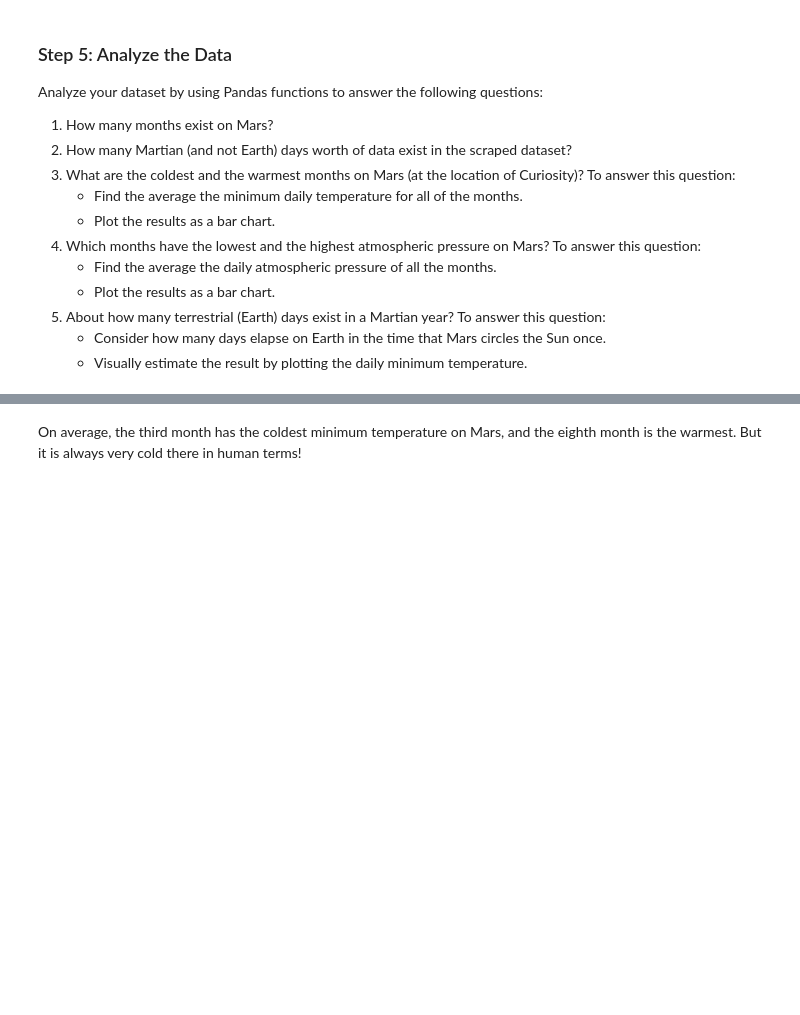
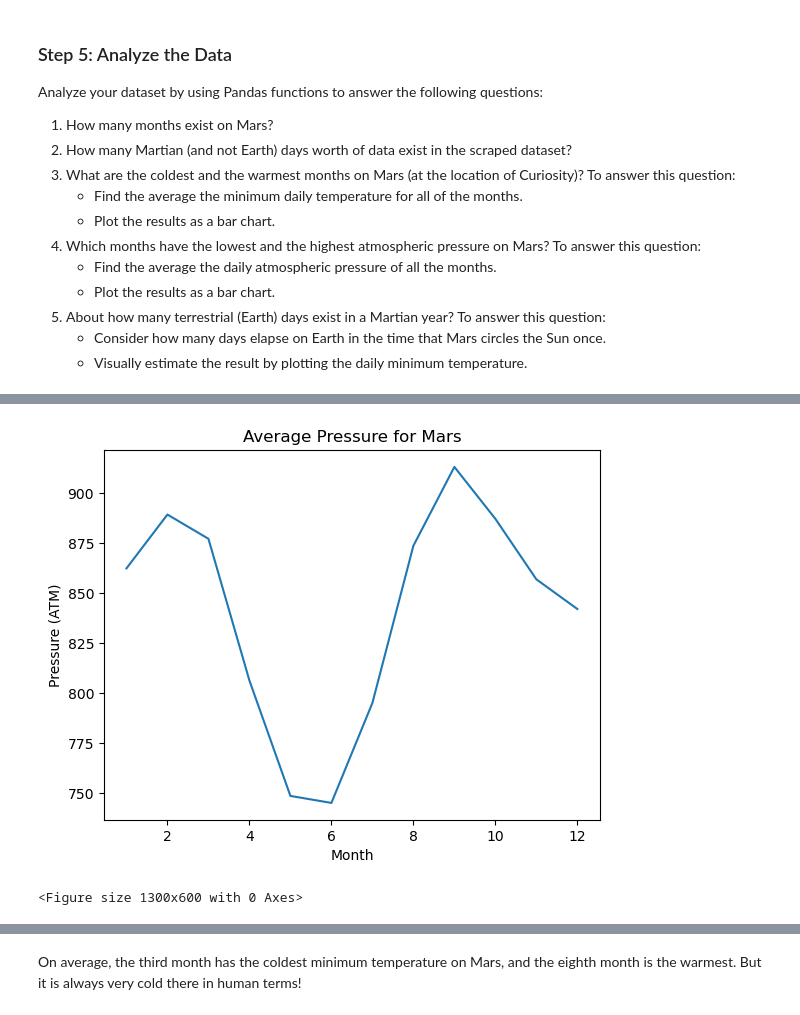
Before and after one commit to Clauym/data-collection, a Jupyter notebook: part_2_mars_weather.ipynb, the cells around one changed output, grey strips where cells are left out. Drawn from its saved outputs; the diff is of its cells as text; code cells hidden in the pictures; blank space fills up the shorter version.

```diff
--- a/part_2_mars_weather.ipynb
+++ b/part_2_mars_weather.ipynb
@@ -98,2 +225,4 @@ Analyze your dataset by using Pandas functions to answer the following questions
 # %%
 # 4. Average pressure by Martian month
+average_pressure_by_month=mars_df.groupby(["month"]).mean()["pressure"]
+round(average_pressure_by_month,2)
@@ -102,2 +244,18 @@ Analyze your dataset by using Pandas functions to answer the following questions
+# %%
+# Plot the average pressure by month
+press_graph=plt.plot(average_pressure_by_month)
+plt.title('Average Pressure for Mars')
+plt.xlabel('Month')
+plt.ylabel('Pressure (ATM)')
+plt.figure(figsize=(13,6))
+
+# Save the figure
+plt.savefig("Output/Mars_press.png")
+
+# Show plot
+plt.show()
+# %% [output]
+[figure, added]
+<Figure size 1300x600 with 0 Axes>
 # %%
 # 5. How many terrestrial (earth) days are there in a Martian year?
```
Also changed, not shown: parts of 20 cells of this notebook, 3 other files.
